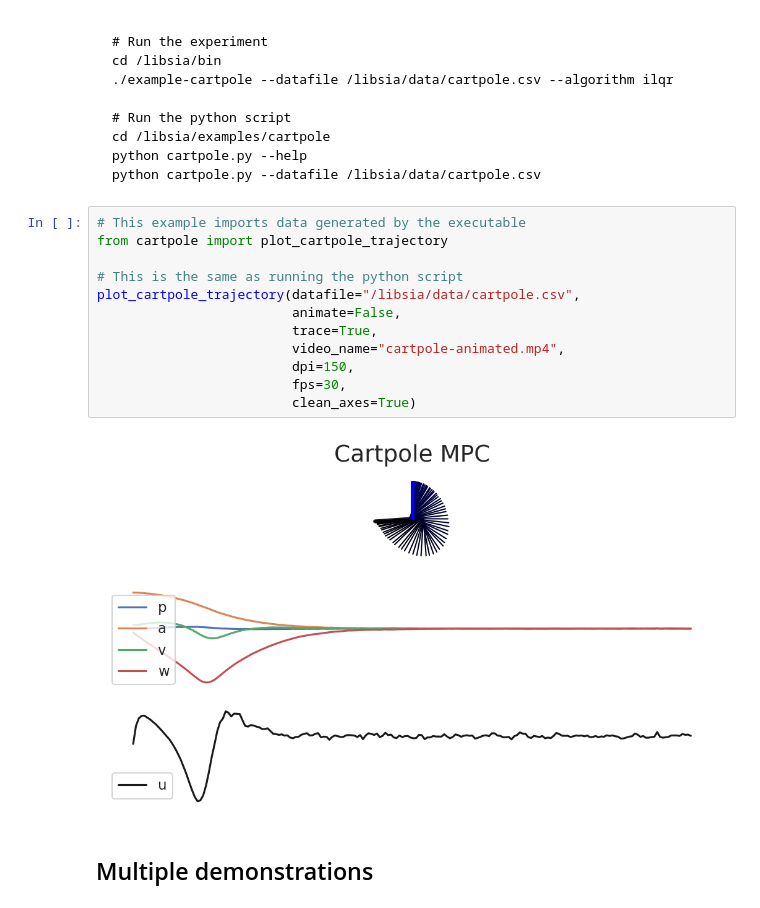
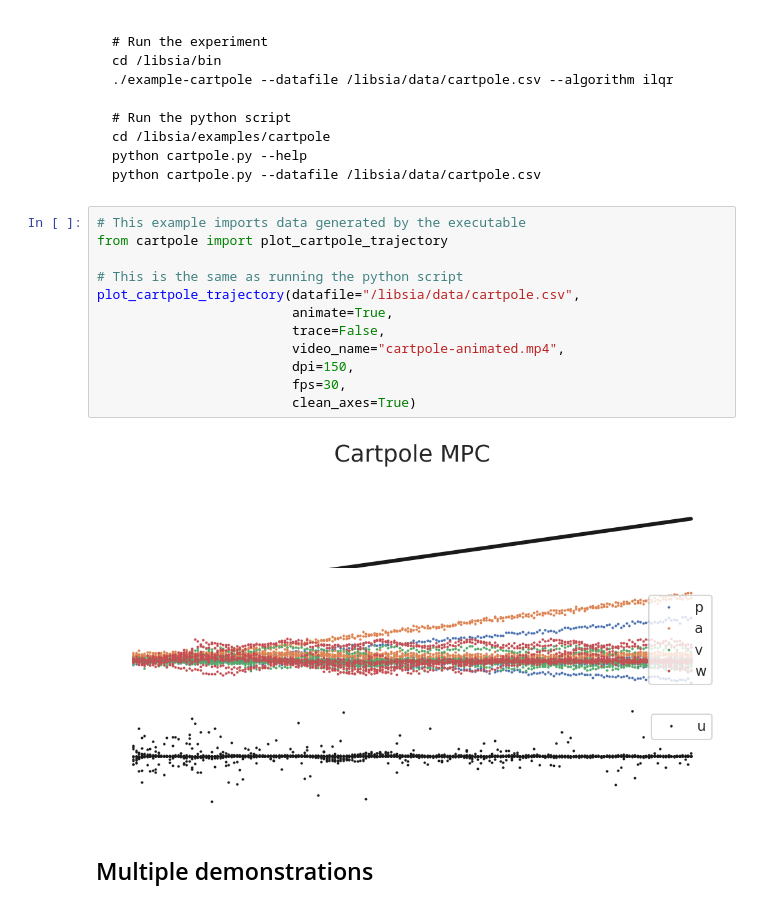
Before and after one commit to parkerowan/libsia, a Jupyter notebook: examples/cartpole/cartpole.ipynb, the cells around one changed output. Drawn from its saved outputs; the diff is of its cells as text.

```diff
--- a/examples/cartpole/cartpole.ipynb
+++ b/examples/cartpole/cartpole.ipynb
@@ -43,17 +43,17 @@ python cartpole.py --datafile /libsia/data/cartpole.csv
 # %%
 # This example imports data generated by the executable
 from cartpole import plot_cartpole_trajectory
 
 # This is the same as running the python script
 plot_cartpole_trajectory(datafile="/libsia/data/cartpole.csv",
-                         animate=False,
-                         trace=True,
+                         animate=True,
+                         trace=False,
                          video_name="cartpole-animated.mp4",
                          dpi=150,
                          fps=30,
                          clean_axes=True)
 # %% [output]
-[figure, old version]
+[figure, new version]
 # %% [markdown]
 ## Multiple demonstrations
 # %%
```
Also changed, not shown: parts of 1 cell of this notebook, 10 other files.
